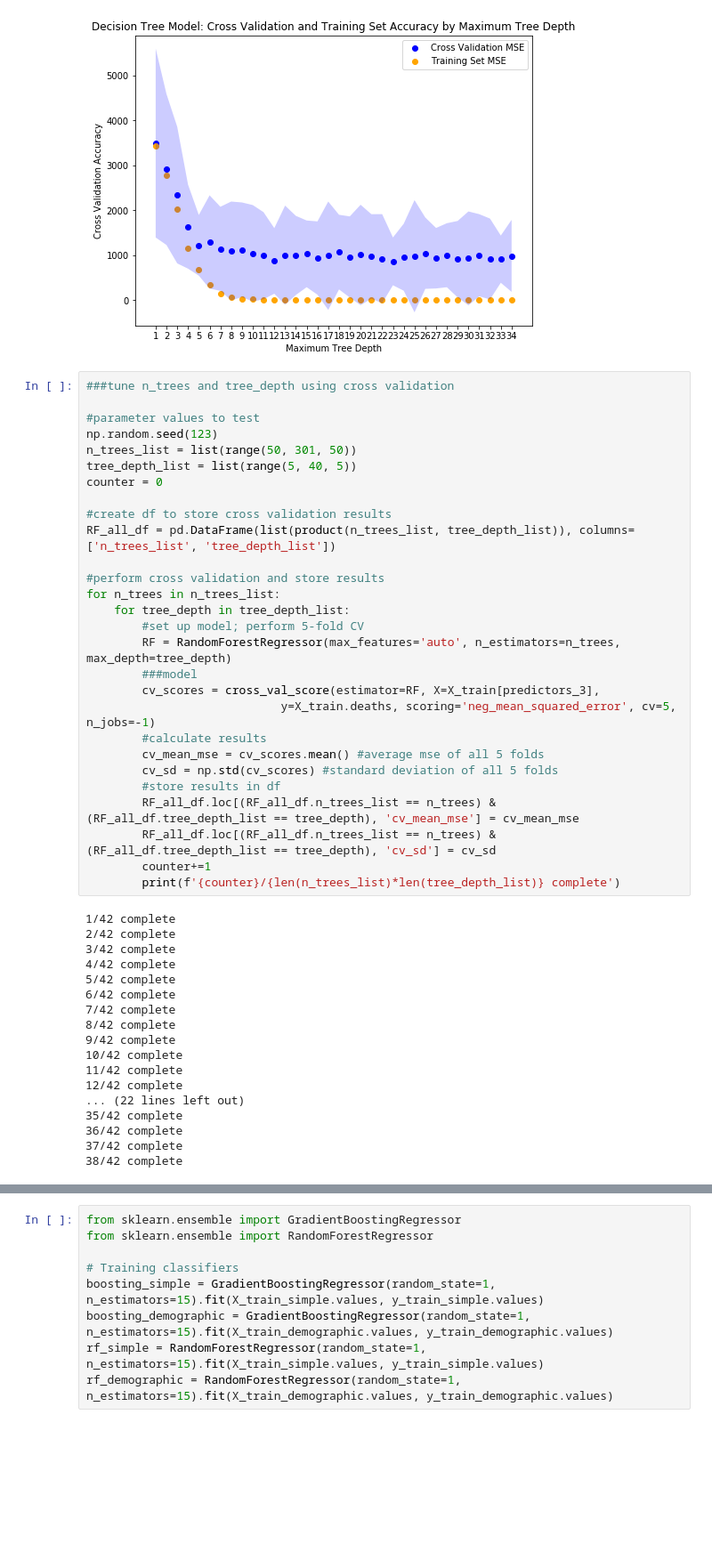
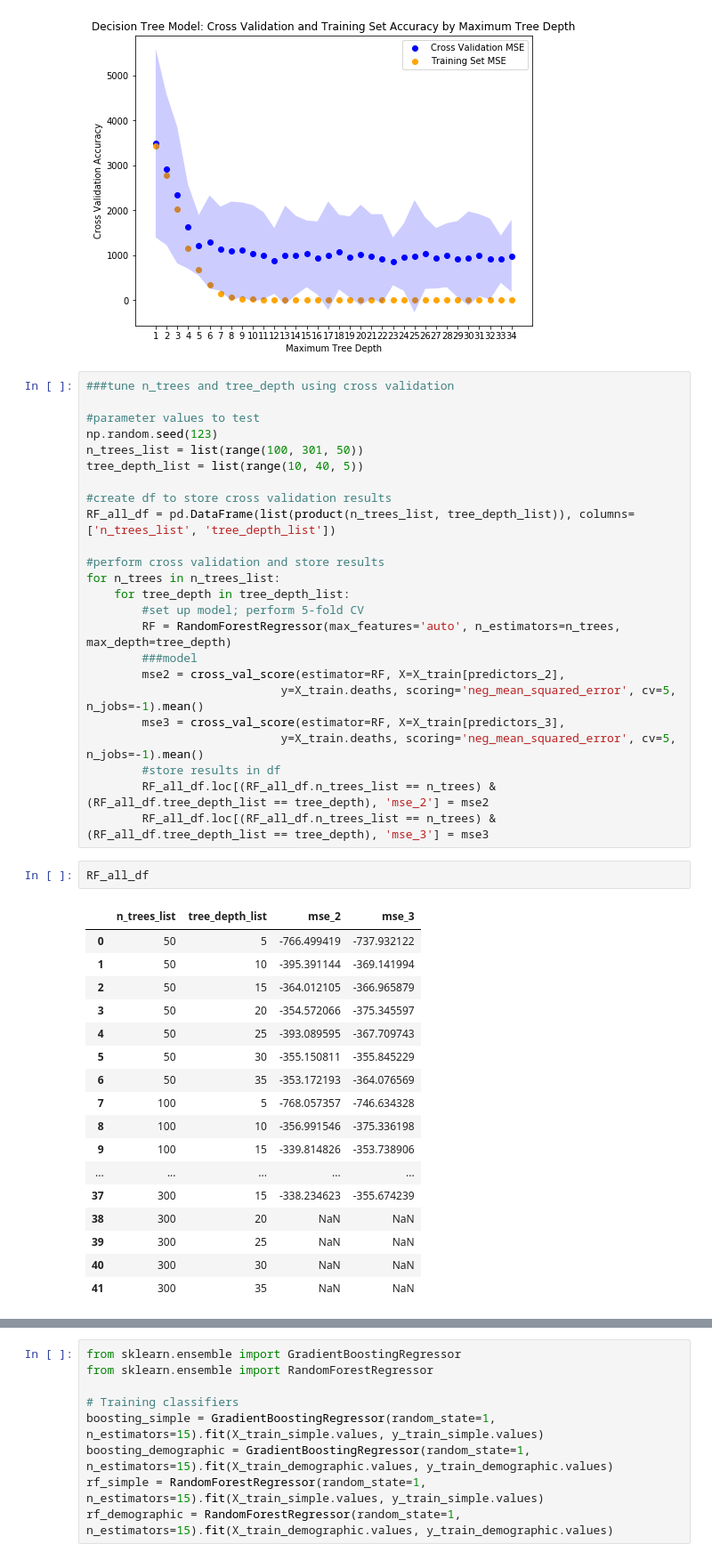
Before and after one commit to CS109b-Team37/Pollution-Prediction, a Jupyter notebook: analyses/prediction_models_testing.ipynb, the cells around one changed output, grey strips where cells are left out. Shown at 89% size. Saved outputs shown, nothing was run; the diff lists cells and outputs as text; blank space fills up the shorter version.

```diff
--- a/analyses/prediction_models_testing.ipynb
+++ b/analyses/prediction_models_testing.ipynb
@@ -692,9 +693,8 @@ MSE: 401.7426682766293
 
 #parameter values to test
 np.random.seed(123)
-n_trees_list = list(range(50, 301, 50))
-tree_depth_list = list(range(5, 40, 5))
-counter = 0
+n_trees_list = list(range(100, 301, 50))
+tree_depth_list = list(range(10, 40, 5))
 
 #create df to store cross validation results
 RF_all_df = pd.DataFrame(list(product(n_trees_list, tree_depth_list)), columns=['n_trees_list', 'tree_depth_list'])
@@ -705,31 +705,30 @@ for n_trees in n_trees_list:
         #set up model; perform 5-fold CV
         RF = RandomForestRegressor(max_features='auto', n_estimators=n_trees, max_depth=tree_depth)
         ###model
-        cv_scores = cross_val_score(estimator=RF, X=X_train[predictors_3],
-                            y=X_train.deaths, scoring='neg_mean_squared_error', cv=5, n_jobs=-1)
-        #calculate results
-        cv_mean_mse = cv_scores.mean() #average mse of all 5 folds
-        cv_sd = np.std(cv_scores) #standard deviation of all 5 folds
+        mse2 = cross_val_score(estimator=RF, X=X_train[predictors_2],
+                            y=X_train.deaths, scoring='neg_mean_squared_error', cv=5, n_jobs=-1).mean()
+        mse3 = cross_val_score(estimator=RF, X=X_train[predictors_3],
+                            y=X_train.deaths, scoring='neg_mean_squared_error', cv=5, n_jobs=-1).mean()
         #store results in df
-        RF_all_df.loc[(RF_all_df.n_trees_list == n_trees) & (RF_all_df.tree_depth_list == tree_depth), 'cv_mean_mse'] = cv_mean_mse
-        RF_all_df.loc[(RF_all_df.n_trees_list == n_trees) & (RF_all_df.tree_depth_list == tree_depth), 'cv_sd'] = cv_sd
-        counter+=1
-        print(f'{counter}/{len(n_trees_list)*len(tree_depth_list)} complete')
+        RF_all_df.loc[(RF_all_df.n_trees_list == n_trees) & (RF_all_df.tree_depth_list == tree_depth), 'mse_2'] = mse2
+        RF_all_df.loc[(RF_all_df.n_trees_list == n_trees) & (RF_all_df.tree_depth_list == tree_depth), 'mse_3'] = mse3
-# %% [output]
-1/42 complete
-2/42 complete
-3/42 complete
-4/42 complete
-5/42 complete
-6/42 complete
-7/42 complete
-8/42 complete
-9/42 complete
-10/42 complete
-11/42 complete
-12/42 complete
-... (22 lines left out)
-35/42 complete
-36/42 complete
-37/42 complete
-38/42 complete
+# %%
+RF_all_df
+# %% [output]
+|  | n_trees_list | tree_depth_list | mse_2 | mse_3 |
+| 0 | 50 | 5 | -766.499419 | -737.932122 |
+| 1 | 50 | 10 | -395.391144 | -369.141994 |
+| 2 | 50 | 15 | -364.012105 | -366.965879 |
+| 3 | 50 | 20 | -354.572066 | -375.345597 |
+| 4 | 50 | 25 | -393.089595 | -367.709743 |
+| 5 | 50 | 30 | -355.150811 | -355.845229 |
+| 6 | 50 | 35 | -353.172193 | -364.076569 |
+| 7 | 100 | 5 | -768.057357 | -746.634328 |
+| 8 | 100 | 10 | -356.991546 | -375.336198 |
+| 9 | 100 | 15 | -339.814826 | -353.738906 |
+| ... | ... | ... | ... | ... |
+| 37 | 300 | 15 | -338.234623 | -355.674239 |
+| 38 | 300 | 20 | NaN | NaN |
+| 39 | 300 | 25 | NaN | NaN |
+| 40 | 300 | 30 | NaN | NaN |
+| 41 | 300 | 35 | NaN | NaN |
```
Also changed, not shown: parts of 5 cells of this notebook.
